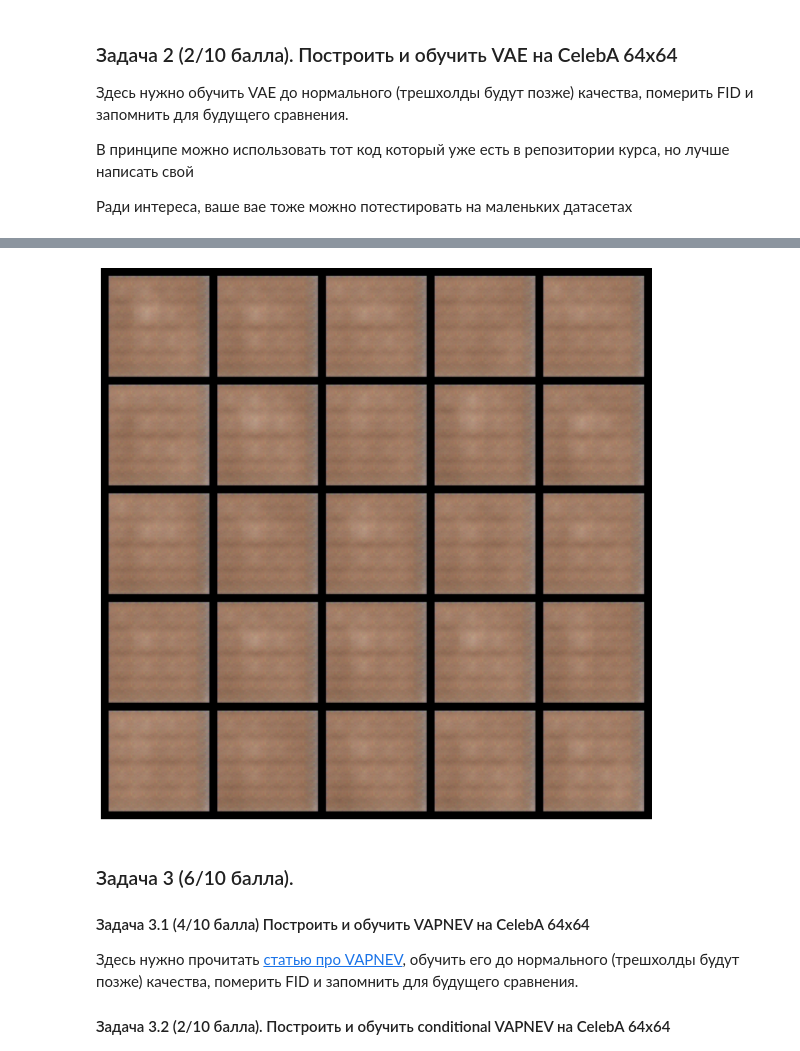
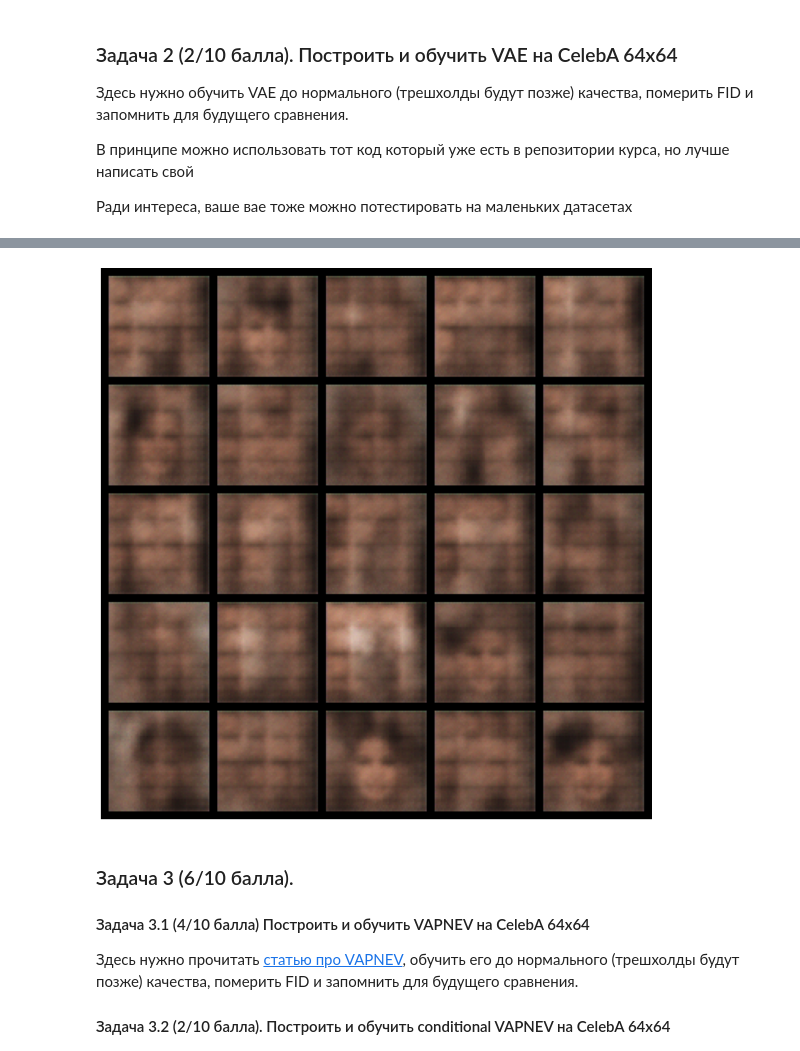
Before and after one commit to SpirinEgor/HSE.gans, a Jupyter notebook: homework_3/hw3_vapnev.ipynb, the cells around one changed output, grey strips where cells are left out. Saved outputs shown, nothing was run; the diff lists cells and outputs as text; code cells hidden in the pictures.

```diff
--- a/homework_3/hw3_vapnev.ipynb
+++ b/homework_3/hw3_vapnev.ipynb
@@ -289,17 +218,4 @@ def train_vae_celeba(model, train_dataset, n_epochs: int = 3, lr: float = 0.001,
 # %%
-vae_celeba = Vae64x64(latent_dim=1024).to(device)
-
-transform = transforms.Compose(
-    [
-        transforms.Resize(64),
-        transforms.CenterCrop(64),
-        transforms.RandomHorizontalFlip(),
-        transforms.ToTensor(),
-    ]
-)
-
-dataset = CelebaCustomDataset(transform=transform, attr_file_path="list_attr_celeba.txt", crop=True)
-
+vae_celeba = Vae64x64(latent_dim=128).to(device)
 print(f"model size: {calc_size(vae_celeba):.3f} MB")
-vae_losses = train_vae_celeba(vae_celeba, dataset)
 # %% [output]
@@ -307,3 +223,9 @@ model size: 36.039 MB
+# %%
+vae_celeba_dataloader = DataLoader(dataset, batch_size=64, shuffle=True)
+z_noise = torch.randn(25, vae_celeba.latent_dim, device=device)
+vae_losses = train_loop(
+    vae_celeba, vae_celeba_dataloader, z_noise, vae_train_step, device, n_epochs=20, lr=0.005, decay_gamma=0.95
+)
 # %%
 plt.figure(figsize=(15, 7))
 plt.plot(vae_losses)
@@ -313,13 +235,12 @@ plt.show()
 # %%
-z_noise = torch.rand(25, vae_celeba.latent_dim).to(device)
-img = vae_celeba.decode(z_noise).detach().cpu()
-img = (img + 1) / 2
+vae_celeba.eval()
+img = vae_celeba.sample(z_noise).detach().cpu()
 
 plt.figure(figsize=(15, 15))
 grid = utils.make_grid(img, nrow=5, padding=5)
 plot_img(grid)
 # %% [output]
-[figure, old version]
+[figure, new version]
 # %% [markdown]
 ### Задача 3 (6/10 балла).
 
```
Also changed, not shown: parts of 14 cells of this notebook, 3 other files.
